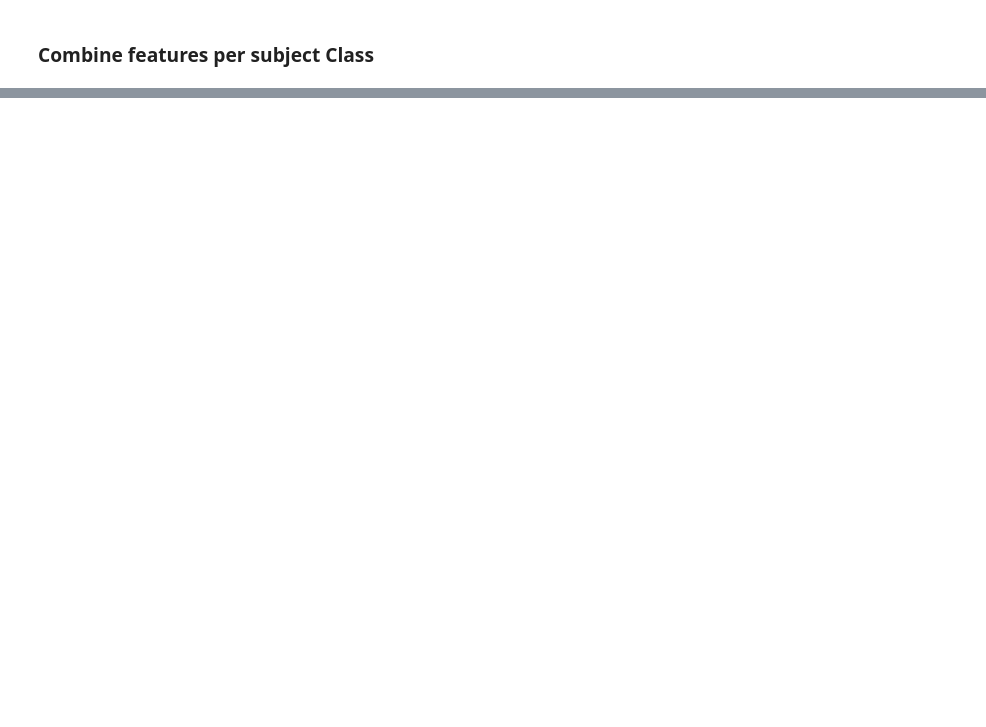
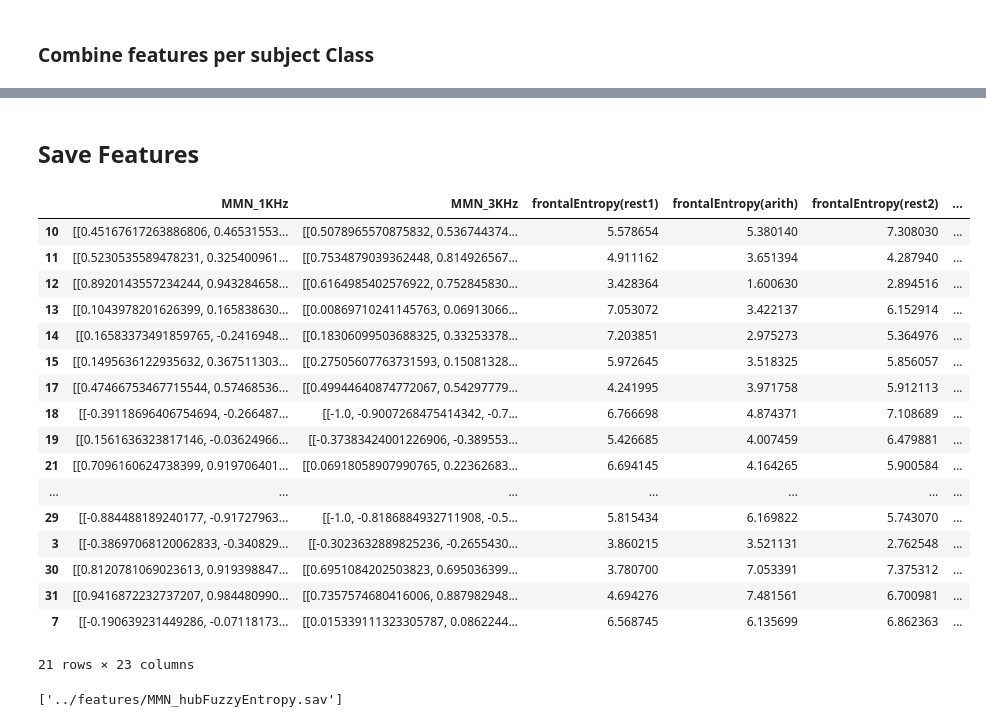
Before and after one commit to victorian177/MMN_SZ, a Jupyter notebook: notebooks/preprocessing.ipynb, the cells around one changed output, grey strips where cells are left out. Cells and saved outputs as stored; diff of their text form; code cells hidden in the pictures; blank space fills up the shorter version.

Commit message:
features
MMN and hub library based fuzzy entropy using an example window of 2

```diff
--- a/notebooks/preprocessing.ipynb
+++ b/notebooks/preprocessing.ipynb
@@ -576,0 +550,56 @@ Text(0.5, 0, 'Time(s)')
+# %% [markdown]
+## Save Features
+# %%
+features_list = [
+    'MMN_1KHz','MMN_3KHz',
+    'frontalEntropy(rest1)','frontalEntropy(arith)','frontalEntropy(rest2)','frontalEntropy(auditory)',
+    'parietalEntropy(rest1)','parietalEntropy(arith)','parietalEntropy(rest2)','parietalEntropy(auditory)',
+    'centralEntropy(rest1)','centralEntropy(arith)','centralEntropy(rest2)','centralEntropy(auditory)',
+    'temporalEntropy(rest1)','temporalEntropy(arith)','temporalEntropy(rest2)','temporalEntropy(auditory)',
+    'occipitalEntropy(rest1)','occipitalEntropy(arith)','occipitalEntropy(rest2)','occipitalEntropy(auditory)',
+    'category'
+]
+features = dict().fromkeys(features_list)
+# %%
+existing_entropies = [frontal_entropies,parietal_entropies,central_entropies,temporal_entropies,occipital_entropies]
+their_names = ['frontalEntropy','parietalEntropy','centralEntropy','temporalEntropy','occipitalEntropy']
+for k in features:
+    features[k] = dict()
+for s in data:
+    if s not in null_data_checker.indices:
+        features['MMN_1KHz'][s] = mmn_eeg[s]['1000Hz']
+        features['MMN_3KHz'][s] = mmn_eeg[s]['3000Hz']
+        for ent,ent_name in zip(existing_entropies,their_names):
+            for k in ['rest1','arith','rest2','auditory']:
+                try:
+                    features[ent_name+'('+k+')'][s] = np.mean(frontal_entropies[k][s])
+                except ValueError:
+                    features[ent_name+'('+k+')'][s] = 0
+        features['category'][s] = data[s]['category']
+# %%
+features=pd.DataFrame(features)
+# %%
+features
+# %% [output]
+|  | MMN_1KHz | MMN_3KHz | frontalEntropy(rest1) | frontalEntropy(arith) | frontalEntropy(rest2) | ... |
+| 10 | [[0.45167617263886806, 0.46531553... | [[0.5078965570875832, 0.536744374... | 5.578654 | 5.380140 | 7.308030 | ... |
+| 11 | [[0.5230535589478231, 0.325400961... | [[0.7534879039362448, 0.814926567... | 4.911162 | 3.651394 | 4.287940 | ... |
+| 12 | [[0.8920143557234244, 0.943284658... | [[0.6164985402576922, 0.752845830... | 3.428364 | 1.600630 | 2.894516 | ... |
+| 13 | [[0.1043978201626399, 0.165838630... | [[0.00869710241145763, 0.06913066... | 7.053072 | 3.422137 | 6.152914 | ... |
+| 14 | [[0.16583373491859765, -0.2416948... | [[0.18306099503688325, 0.33253378... | 7.203851 | 2.975273 | 5.364976 | ... |
+| 15 | [[0.1495636122935632, 0.367511303... | [[0.27505607763731593, 0.15081328... | 5.972645 | 3.518325 | 5.856057 | ... |
+| 17 | [[0.47466753467715544, 0.57468536... | [[0.49944640874772067, 0.54297779... | 4.241995 | 3.971758 | 5.912113 | ... |
+| 18 | [[-0.39118696406754694, -0.266487... | [[-1.0, -0.9007268475414342, -0.7... | 6.766698 | 4.874371 | 7.108689 | ... |
+| 19 | [[0.1561636323817146, -0.03624966... | [[-0.37383424001226906, -0.389553... | 5.426685 | 4.007459 | 6.479881 | ... |
+| 21 | [[0.7096160624738399, 0.919706401... | [[0.06918058907990765, 0.22362683... | 6.694145 | 4.164265 | 5.900584 | ... |
+| ... | ... | ... | ... | ... | ... | ... |
+| 29 | [[-0.884488189240177, -0.91727963... | [[-1.0, -0.8186884932711908, -0.5... | 5.815434 | 6.169822 | 5.743070 | ... |
+| 3 | [[-0.38697068120062833, -0.340829... | [[-0.3023632889825236, -0.2655430... | 3.860215 | 3.521131 | 2.762548 | ... |
+| 30 | [[0.8120781069023613, 0.919398847... | [[0.6951084202503823, 0.695036399... | 3.780700 | 7.053391 | 7.375312 | ... |
+| 31 | [[0.9416872232737207, 0.984480990... | [[0.7357574680416006, 0.887982948... | 4.694276 | 7.481561 | 6.700981 | ... |
+| 7 | [[-0.190639231449286, -0.07118173... | [[0.015339111323305787, 0.0862244... | 6.568745 | 6.135699 | 6.862363 | ... |
+21 rows × 23 columns
+# %%
+joblib.dump(features,'../features/MMN_hubFuzzyEntropy.sav')
+# %% [output]
+['../features/MMN_hubFuzzyEntropy.sav']
```
Also changed, not shown: parts of 10 cells of this notebook, 5 other files.
